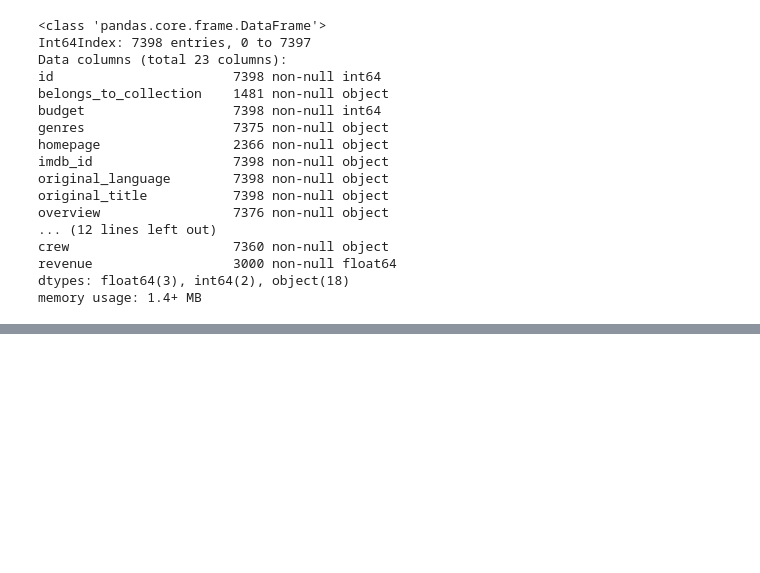
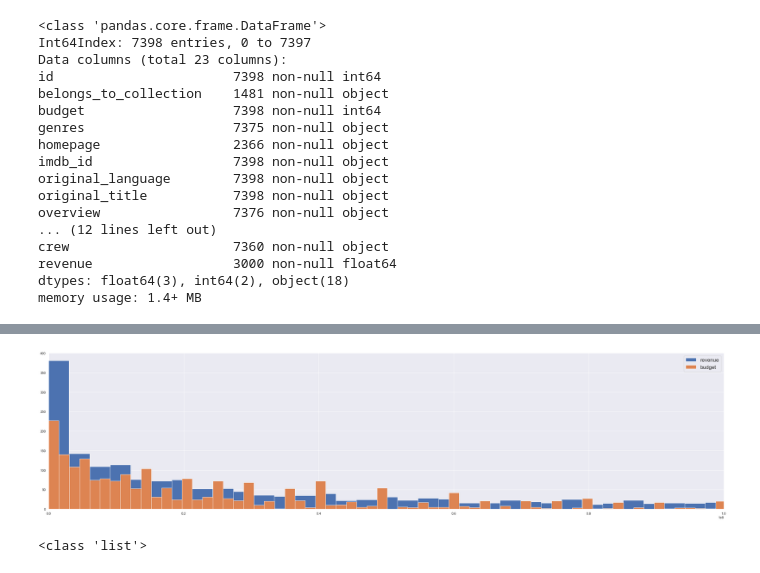
Before and after one commit to robert-myers/tmdb-box-office-prediction, a Jupyter notebook: Untitled.ipynb, the cells around one changed output, grey strips where cells are left out. Cells and saved outputs as stored; diff of their text form; code cells hidden in the pictures; blank space fills up the shorter version.

```diff
--- a/Untitled.ipynb
+++ b/Untitled.ipynb
@@ -38,15 +113,14 @@ memory usage: 1.4+ MB
 # %%
+"""
 # read
-train_df = pd.read_csv("data/train.csv")
+test_df = pd.read_csv("data/test.csv")
 
 # clean
-train_df.drop("status", axis=1, inplace=True)
-train_df = train_df[(train_df["budget"] >= 15000) & (train_df["revenue"] >= 500)]
-
-# calculate
-train_df["roi"] = train_df["revenue"] / train_df["budget"]
+test_df.drop("status", axis=1, inplace=True)
+# test_df = test_df[test_df["budget"] >= 15000]
 
 # describe
-train_df.describe(include="all")
+test_df.describe(include="all")
 
-# train_df.sort_values(by="revenue").head(10)
+# test_df.sort_values(by="budget").head(10)
+""";
@@ -104,0 +127,19 @@ test_df.describe(include="all")
+# %%
+fig, ax = plt.subplots(figsize=(32, 8), sharex=True, sharey=True)
+
+train_df["revenue"].hist(bins=500, ax=ax)
+train_df["budget"].hist(bins=250, ax=ax)
+
+ax.set_xlim((0, 100_000_000))
+ax.legend(["revenue", "budget"], fontsize="xx-large")
+
+plt.tight_layout()
+# %% [output]
+[figure, added]
+# %%
+genres = train_df["genres"]
+for i in genres:
+    print(type(i))
+    break
+# %% [output]
+<class 'list'>
```
Also changed, not shown: parts of 8 cells of this notebook.
